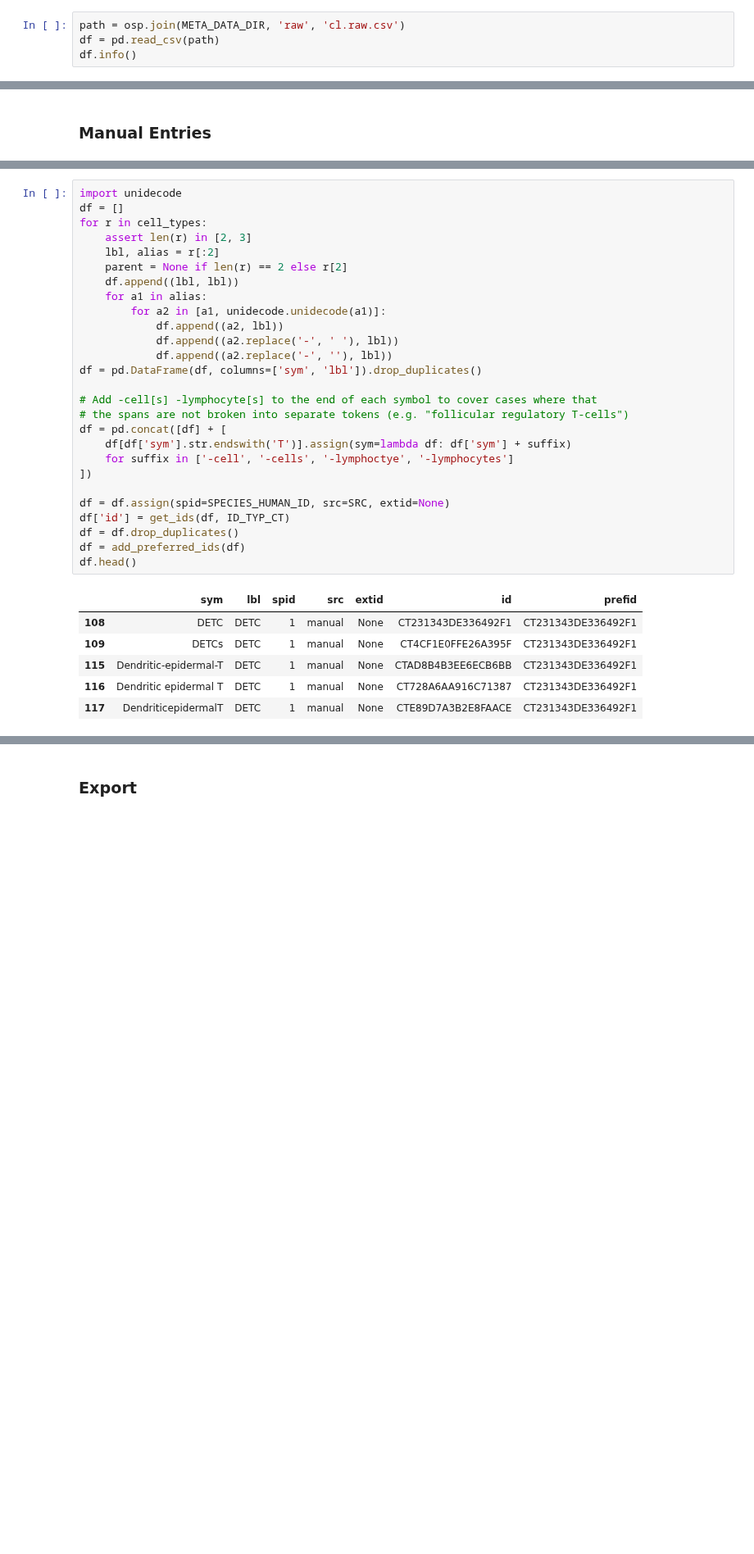
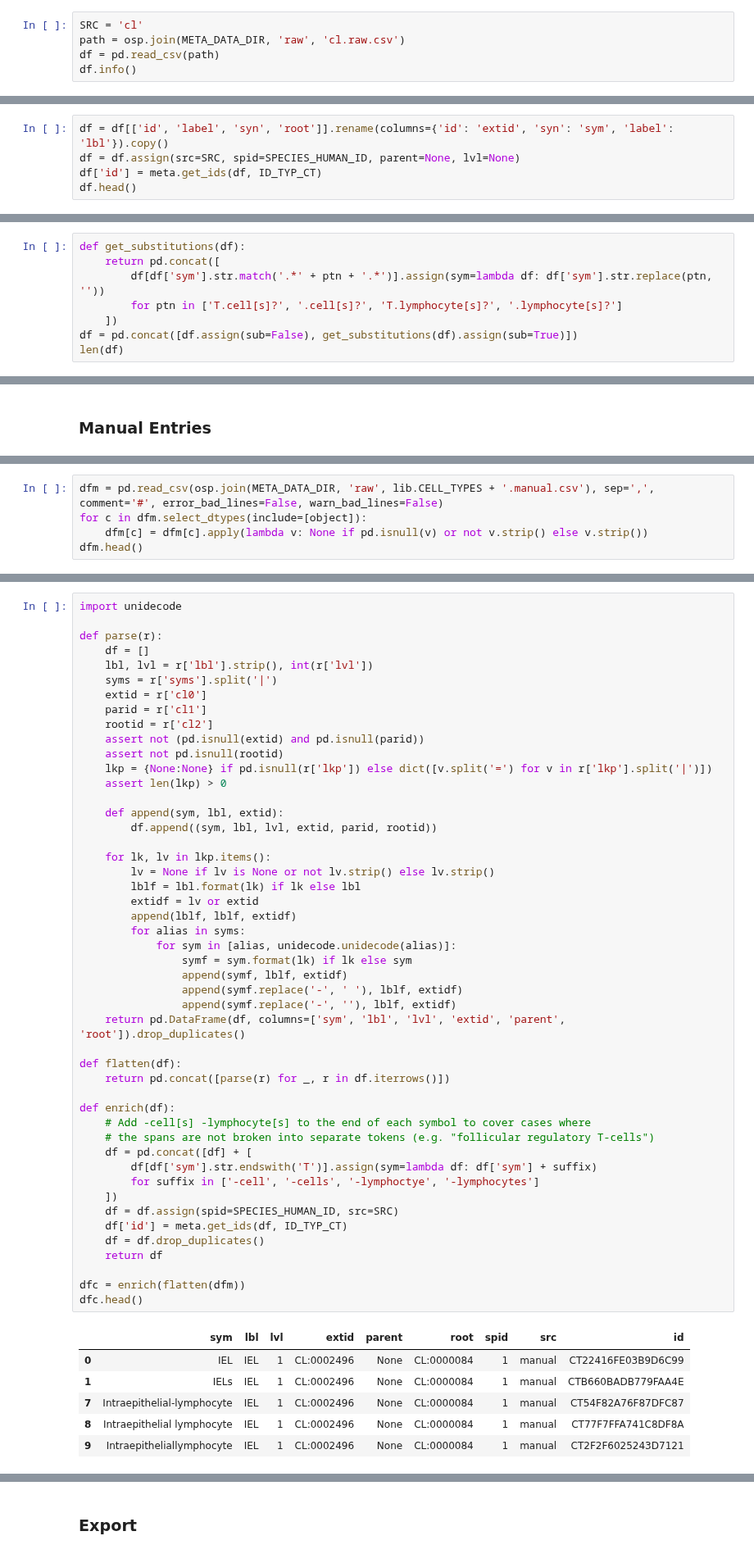
Before and after one commit to hammerlab/t-cell-relation-extraction, a Jupyter notebook: pipeline/03-meta-cell-types.ipynb, the cells around one changed output, grey strips where cells are left out. Shown at 82% size. Saved outputs shown, nothing was run; the diff lists cells and outputs as text; blank space fills up the shorter version.

```diff
--- a/pipeline/03-meta-cell-types.ipynb
+++ b/pipeline/03-meta-cell-types.ipynb
@@ -11,6 +12,7 @@ from tcre.lib import SPECIES_HUMAN_ID
 # %% [markdown]
 ### Load Cell Ontology
 # %%
+SRC = 'cl'
 path = osp.join(META_DATA_DIR, 'raw', 'cl.raw.csv')
 df = pd.read_csv(path)
 df.info()
@@ -59,0 +37,5 @@ search('nkt', df)
+# %%
+df = df[['id', 'label', 'syn', 'root']].rename(columns={'id': 'extid', 'syn': 'sym', 'label': 'lbl'}).copy()
+df = df.assign(src=SRC, spid=SPECIES_HUMAN_ID, parent=None, lvl=None)
+df['id'] = meta.get_ids(df, ID_TYP_CT)
+df.head()
@@ -59,0 +49,8 @@ search('nkt', df)
+# %%
+def get_substitutions(df):
+    return pd.concat([
+        df[df['sym'].str.match('.*' + ptn + '.*')].assign(sym=lambda df: df['sym'].str.replace(ptn, ''))
+        for ptn in ['T.cell[s]?', '.cell[s]?', 'T.lymphocyte[s]?', '.lymphocyte[s]?']
+    ])
+df = pd.concat([df.assign(sub=False), get_substitutions(df).assign(sub=True)])
+len(df)
@@ -135,0 +132,5 @@ cell_types = [
+# %%
+dfm = pd.read_csv(osp.join(META_DATA_DIR, 'raw', lib.CELL_TYPES + '.manual.csv'), sep=',', comment='#', error_bad_lines=False, warn_bad_lines=False)
+for c in dfm.select_dtypes(include=[object]):
+    dfm[c] = dfm[c].apply(lambda v: None if pd.isnull(v) or not v.strip() else v.strip())
+dfm.head()
@@ -136,34 +144,55 @@ cell_types = [
 # %%
 import unidecode
-df = []
-for r in cell_types:
-    assert len(r) in [2, 3]
-    lbl, alias = r[:2]
-    parent = None if len(r) == 2 else r[2]
-    df.append((lbl, lbl))
-    for a1 in alias:
-        for a2 in [a1, unidecode.unidecode(a1)]:
-            df.append((a2, lbl))
-            df.append((a2.replace('-', ' '), lbl))
-            df.append((a2.replace('-', ''), lbl))
-df = pd.DataFrame(df, columns=['sym', 'lbl']).drop_duplicates()
 
-# Add -cell[s] -lymphocyte[s] to the end of each symbol to cover cases where that
-# the spans are not broken into separate tokens (e.g. "follicular regulatory T-cells")
-df = pd.concat([df] + [
-    df[df['sym'].str.endswith('T')].assign(sym=lambda df: df['sym'] + suffix)
-    for suffix in ['-cell', '-cells', '-lymphoctye', '-lymphocytes']
-])
+def parse(r):
+    df = []
+    lbl, lvl = r['lbl'].strip(), int(r['lvl'])
+    syms = r['syms'].split('|')
+    extid = r['cl0']
+    parid = r['cl1']
+    rootid = r['cl2']
+    assert not (pd.isnull(extid) and pd.isnull(parid))
+    assert not pd.isnull(rootid)
+    lkp = {None:None} if pd.isnull(r['lkp']) else dict([v.split('=') for v in r['lkp'].split('|')])
+    assert len(lkp) > 0
 
-df = df.assign(spid=SPECIES_HUMAN_ID, src=SRC, extid=None)
-df['id'] = get_ids(df, ID_TYP_CT)
-df = df.drop_duplicates()
-df = add_preferred_ids(df)
-df.head()
+    def append(sym, lbl, extid):
+        df.append((sym, lbl, lvl, extid, parid, rootid))
+
+    for lk, lv in lkp.items():
+        lv = None if lv is None or not lv.strip() else lv.strip()
+        lblf = lbl.format(lk) if lk else lbl
+        extidf = lv or extid
+        append(lblf, lblf, extidf)
+        for alias in syms:
+            for sym in [alias, unidecode.unidecode(alias)]:
+                symf = sym.format(lk) if lk else sym
+                append(symf, lblf, extidf)
+                append(symf.replace('-', ' '), lblf, extidf)
+                append(symf.replace('-', ''), lblf, extidf)
+    return pd.DataFrame(df, columns=['sym', 'lbl', 'lvl', 'extid', 'parent', 'root']).drop_duplicates()
+
+def flatten(df):
+    return pd.concat([parse(r) for _, r in df.iterrows()])
+
+def enrich(df):
+    # Add -cell[s] -lymphocyte[s] to the end of each symbol to cover cases where
+    # the spans are not broken into separate tokens (e.g. "follicular regulatory T-cells")
+    df = pd.concat([df] + [
+        df[df['sym'].str.endswith('T')].assign(sym=lambda df: df['sym'] + suffix)
+        for suffix in ['-cell', '-cells', '-lymphoctye', '-lymphocytes']
+    ])
+    df = df.assign(spid=SPECIES_HUMAN_ID, src=SRC)
+    df['id'] = meta.get_ids(df, ID_TYP_CT)
+    df = df.drop_duplicates()
+    return df
+
+dfc = enrich(flatten(dfm))
+dfc.head()
 # %% [output]
-|  | sym | lbl | spid | src | extid | id | prefid |
-| 108 | DETC | DETC | 1 | manual | None | CT231343DE336492F1 | CT231343DE336492F1 |
-| 109 | DETCs | DETC | 1 | manual | None | CT4CF1E0FFE26A395F | CT231343DE336492F1 |
-| 115 | Dendritic-epidermal-T | DETC | 1 | manual | None | CTAD8B4B3EE6ECB6BB | CT231343DE336492F1 |
-| 116 | Dendritic epidermal T | DETC | 1 | manual | None | CT728A6AA916C71387 | CT231343DE336492F1 |
-| 117 | DendriticepidermalT | DETC | 1 | manual | None | CTE89D7A3B2E8FAACE | CT231343DE336492F1 |
+|  | sym | lbl | lvl | extid | parent | root | spid | src | id |
+| 0 | IEL | IEL | 1 | CL:0002496 | None | CL:0000084 | 1 | manual | CT22416FE03B9D6C99 |
+| 1 | IELs | IEL | 1 | CL:0002496 | None | CL:0000084 | 1 | manual | CTB660BADB779FAA4E |
+| 7 | Intraepithelial-lymphocyte | IEL | 1 | CL:0002496 | None | CL:0000084 | 1 | manual | CT54F82A76F87DFC87 |
+| 8 | Intraepithelial lymphocyte | IEL | 1 | CL:0002496 | None | CL:0000084 | 1 | manual | CT77F7FFA741C8DF8A |
+| 9 | Intraepitheliallymphocyte | IEL | 1 | CL:0002496 | None | CL:0000084 | 1 | manual | CT2F2F6025243D7121 |
```
Also changed, not shown: parts of 26 cells of this notebook, 2 other files.
